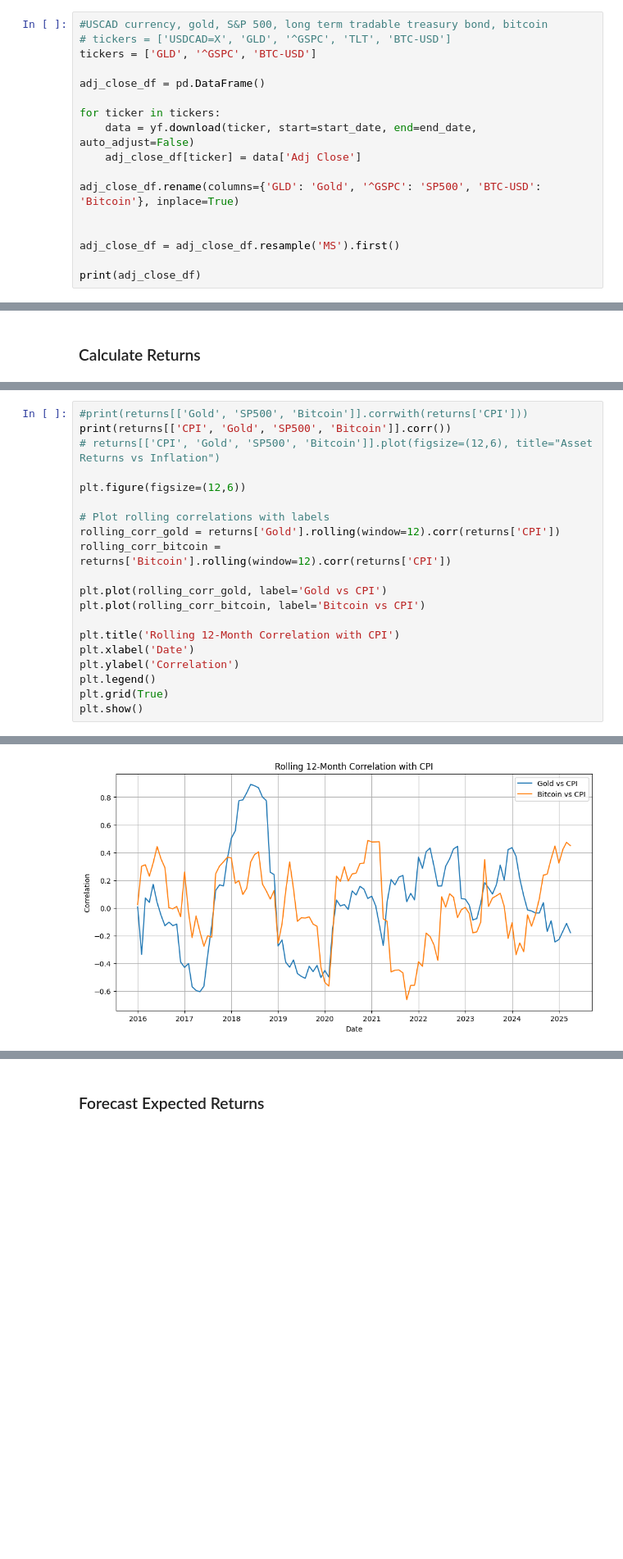
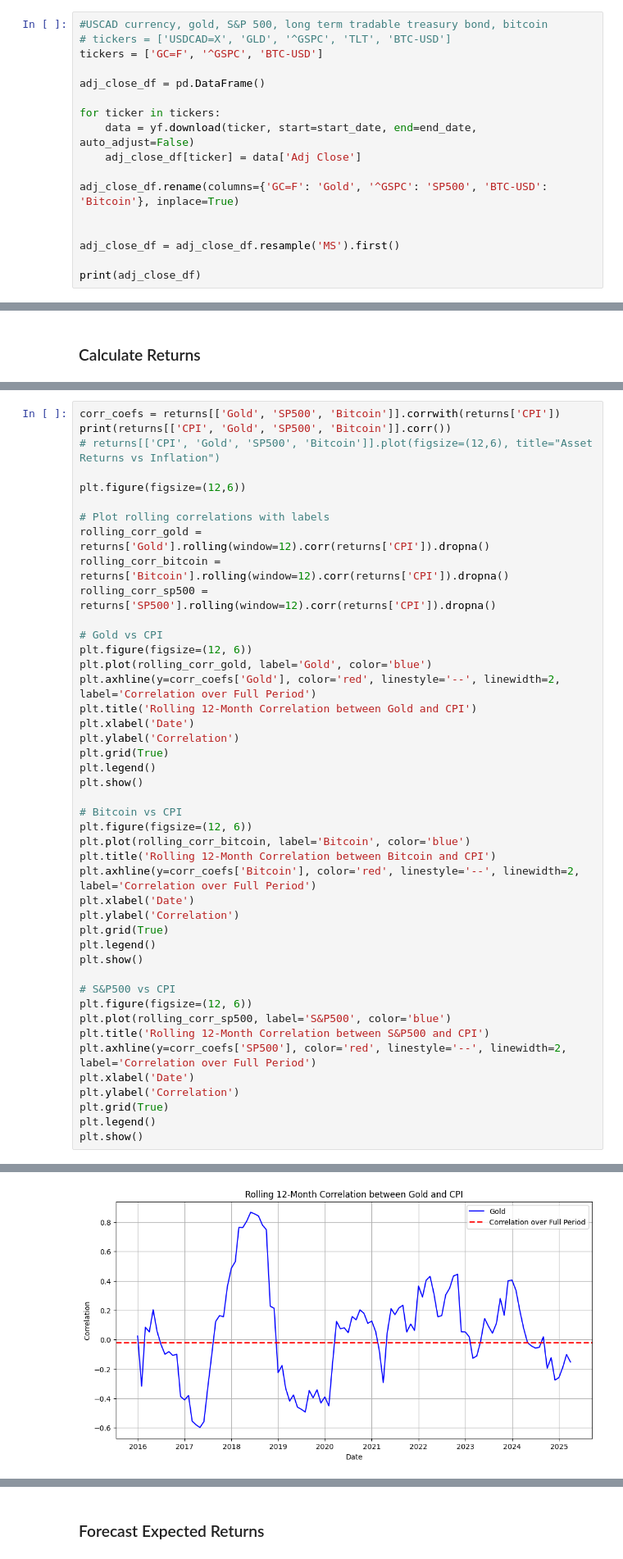
Before and after one commit to alexmcmullen80/BitcoinVsInflation, a Jupyter notebook: bitcoin.ipynb, the cells around one changed output, grey strips where cells are left out. Shown at 82% size. Saved outputs shown, nothing was run; the diff lists cells and outputs as text; blank space fills up the shorter version.

Commit message:
added correlation scatterplots

```diff
--- a/bitcoin.ipynb
+++ b/bitcoin.ipynb
@@ -55,7 +57,7 @@ Date
 # %%
 #USCAD currency, gold, S&P 500, long term tradable treasury bond, bitcoin
 # tickers = ['USDCAD=X', 'GLD', '^GSPC', 'TLT', 'BTC-USD']
-tickers = ['GLD', '^GSPC', 'BTC-USD']
+tickers = ['GC=F', '^GSPC', 'BTC-USD']
 
 adj_close_df = pd.DataFrame()
 
@@ -63,7 +65,7 @@ for ticker in tickers:
     data = yf.download(ticker, start=start_date, end=end_date, auto_adjust=False)
     adj_close_df[ticker] = data['Adj Close']
 
-adj_close_df.rename(columns={'GLD': 'Gold', '^GSPC': 'SP500', 'BTC-USD': 'Bitcoin'}, inplace=True)
+adj_close_df.rename(columns={'GC=F': 'Gold', '^GSPC': 'SP500', 'BTC-USD': 'Bitcoin'}, inplace=True)
 
 
 adj_close_df = adj_close_df.resample('MS').first()
@@ -134,24 +136,48 @@ Date
 
 [123 rows x 4 columns]
 # %%
-#print(returns[['Gold', 'SP500', 'Bitcoin']].corrwith(returns['CPI']))
+corr_coefs = returns[['Gold', 'SP500', 'Bitcoin']].corrwith(returns['CPI'])
 print(returns[['CPI', 'Gold', 'SP500', 'Bitcoin']].corr())
 # returns[['CPI', 'Gold', 'SP500', 'Bitcoin']].plot(figsize=(12,6), title="Asset Returns vs Inflation")
 
 plt.figure(figsize=(12,6))
 
 # Plot rolling correlations with labels
-rolling_corr_gold = returns['Gold'].rolling(window=12).corr(returns['CPI'])
-rolling_corr_bitcoin = returns['Bitcoin'].rolling(window=12).corr(returns['CPI'])
+rolling_corr_gold = returns['Gold'].rolling(window=12).corr(returns['CPI']).dropna()
+rolling_corr_bitcoin = returns['Bitcoin'].rolling(window=12).corr(returns['CPI']).dropna()
+rolling_corr_sp500 = returns['SP500'].rolling(window=12).corr(returns['CPI']).dropna()
 
-plt.plot(rolling_corr_gold, label='Gold vs CPI')
-plt.plot(rolling_corr_bitcoin, label='Bitcoin vs CPI')
-
-plt.title('Rolling 12-Month Correlation with CPI')
+# Gold vs CPI
+plt.figure(figsize=(12, 6))
+plt.plot(rolling_corr_gold, label='Gold', color='blue')
+plt.axhline(y=corr_coefs['Gold'], color='red', linestyle='--', linewidth=2, label='Correlation over Full Period')
+plt.title('Rolling 12-Month Correlation between Gold and CPI')
 plt.xlabel('Date')
 plt.ylabel('Correlation')
+plt.grid(True)
 plt.legend()
+plt.show()
+
+# Bitcoin vs CPI
+plt.figure(figsize=(12, 6))
+plt.plot(rolling_corr_bitcoin, label='Bitcoin', color='blue')
+plt.title('Rolling 12-Month Correlation between Bitcoin and CPI')
+plt.axhline(y=corr_coefs['Bitcoin'], color='red', linestyle='--', linewidth=2, label='Correlation over Full Period')
+plt.xlabel('Date')
+plt.ylabel('Correlation')
 plt.grid(True)
+plt.legend()
 plt.show()
+
+# S&P500 vs CPI
+plt.figure(figsize=(12, 6))
+plt.plot(rolling_corr_sp500, label='S&P500', color='blue')
+plt.title('Rolling 12-Month Correlation between S&P500 and CPI')
+plt.axhline(y=corr_coefs['SP500'], color='red', linestyle='--', linewidth=2, label='Correlation over Full Period')
+plt.xlabel('Date')
+plt.ylabel('Correlation')
+plt.grid(True)
+plt.legend()
+plt.show()
 # %% [output]
               CPI      Gold     SP500   Bitcoin
@@ -162 +189 @@ Bitcoin -0.011663  0.084220  0.335934  1.000000
-[figure, old version]
+[figure, new version]
```
Also changed, not shown: parts of 7 cells of this notebook.
